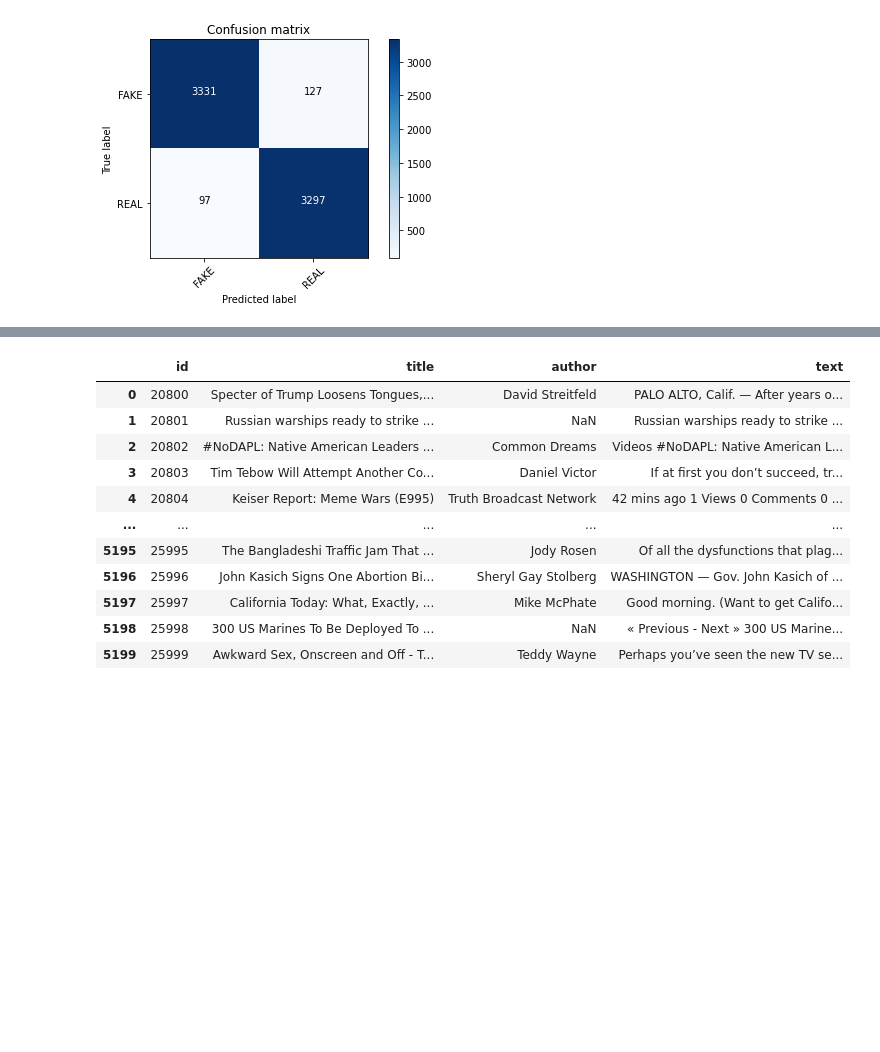
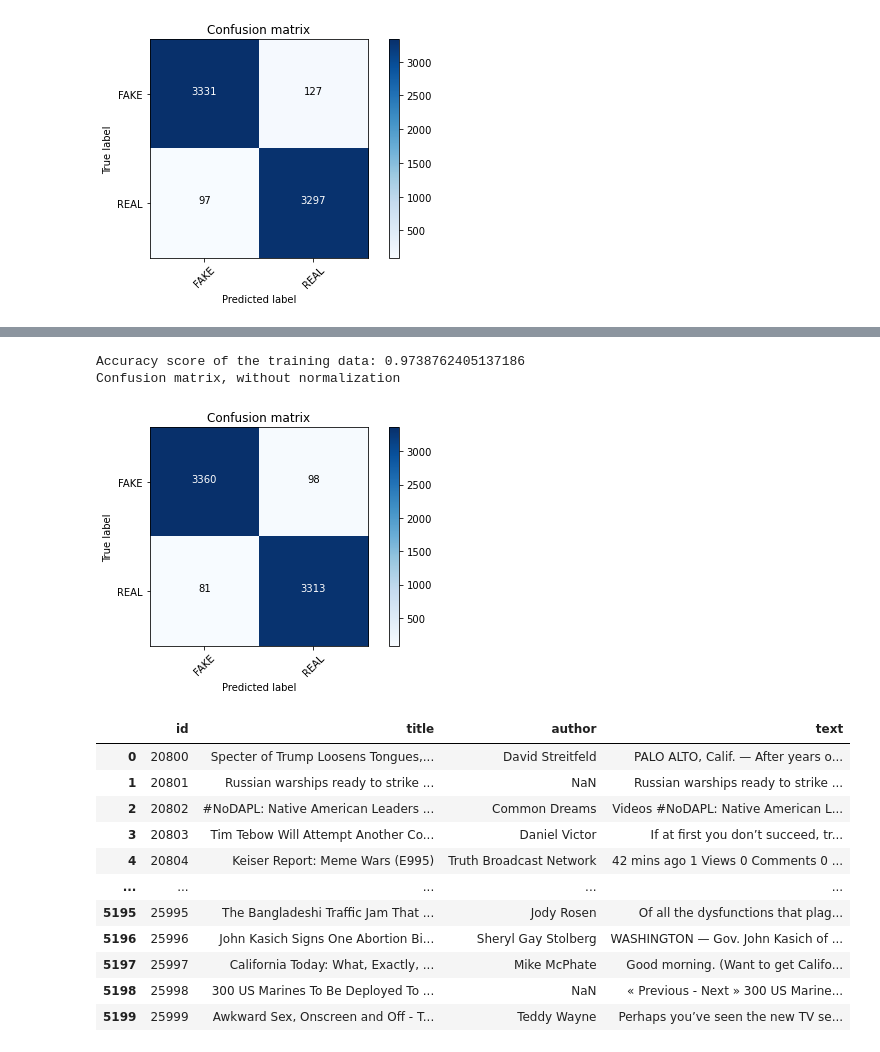
Before and after one commit to Omaressam2002/Fake-News, a Jupyter notebook: Fake-News_Detection.ipynb, the cells around one changed output, grey strips where cells are left out. Drawn from its saved outputs; the diff is of its cells as text; code cells hidden in the pictures; blank space fills up the shorter version.

```diff
--- a/Fake-News_Detection.ipynb
+++ b/Fake-News_Detection.ipynb
@@ -338,3 +352,19 @@ Confusion matrix, without normalization
+# %%
+from sklearn.ensemble import  GradientBoostingClassifier
+
+GBoost = GradientBoostingClassifier(n_estimators=3000,learning_rate=0.05,max_features='sqrt',min_samples_leaf=10, min_samples_split=5, random_state =0)
+
+GBoost.fit(X_train,y_train)
+
+X_train_prediction = GBoost.predict(X_test)
+training_data_accuracy = metrics.accuracy_score(X_train_prediction, y_test)
+print('Accuracy score of the training data:',training_data_accuracy)
+cm = metrics.confusion_matrix(y_test,X_train_prediction)
+plot_confusion_matrix(cm, classes=['FAKE', 'REAL'])
+# %% [output]
+Accuracy score of the training data: 0.9738762405137186
+Confusion matrix, without normalization
+[figure, added]
 # %%
 test=pd.read_csv('fake-news/test.csv')
 # %%
```
Also changed, not shown: parts of 4 cells of this notebook, 2 other files.
